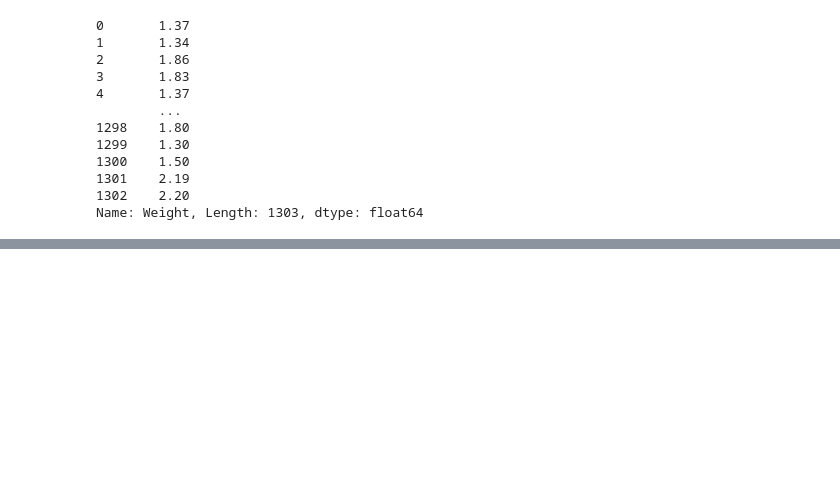
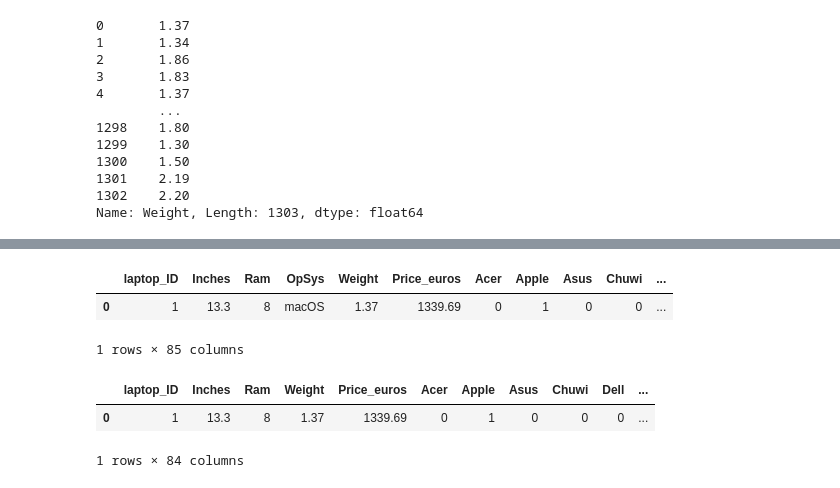
Before and after one commit to kamijoseph/laptop-price-prediction-model, a Jupyter notebook: Laptop_price_predictor.ipynb, the cells around one changed output, grey strips where cells are left out. Cells and saved outputs as stored; diff of their text form; code cells hidden in the pictures; blank space fills up the shorter version.

```diff
--- a/Laptop_price_predictor.ipynb
+++ b/Laptop_price_predictor.ipynb
@@ -241,0 +266,15 @@ Name: Weight, Length: 1303, dtype: float64
+# %%
+opsys_dummies = pd.get_dummies(data["OpSys"], dtype=int)
+data = pd.concat([data, opsys_dummies], axis=1)
+data.head(1)
+# %% [output]
+|  | laptop_ID | Inches | Ram | OpSys | Weight | Price_euros | Acer | Apple | Asus | Chuwi | ... |
+| 0 | 1 | 13.3 | 8 | macOS | 1.37 | 1339.69 | 0 | 1 | 0 | 0 | ... |
+1 rows × 85 columns
+# %%
+data = data.drop("OpSys", axis=1)
+data.head(1)
+# %% [output]
+|  | laptop_ID | Inches | Ram | Weight | Price_euros | Acer | Apple | Asus | Chuwi | Dell | ... |
+| 0 | 1 | 13.3 | 8 | 1.37 | 1339.69 | 0 | 1 | 0 | 0 | 0 | ... |
+1 rows × 84 columns
```
Also changed, not shown: parts of 3 cells of this notebook.
